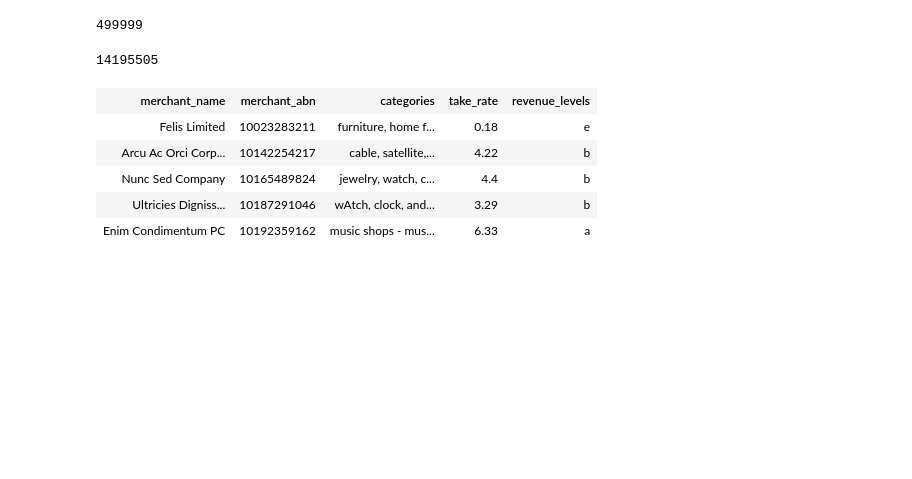
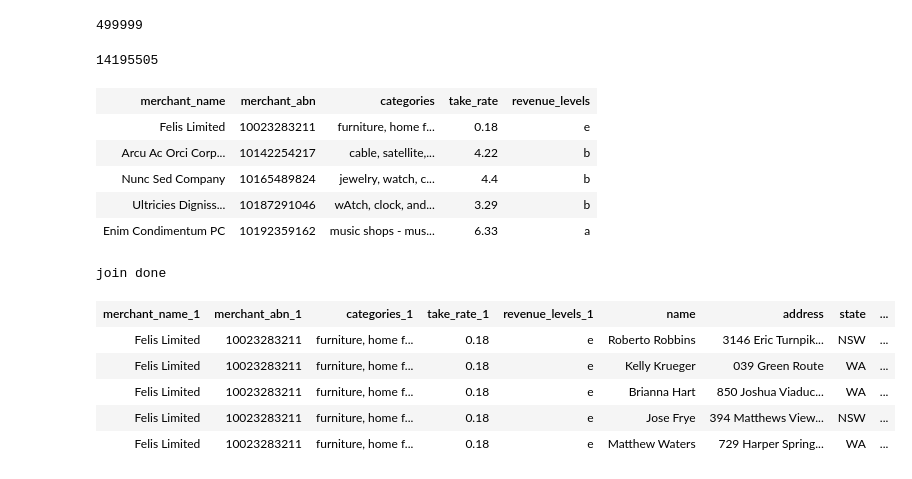
Before and after one commit to MAST30034-Applied-Data-Science/generic-buy-now-pay-later-project-group-10-bnpl, a Jupyter notebook: notebooks/Part4.ipynb, the cells around one changed output. Saved outputs shown, nothing was run; the diff lists cells and outputs as text; code cells hidden in the pictures; blank space fills up the shorter version.

```diff
--- a/notebooks/Part4.ipynb
+++ b/notebooks/Part4.ipynb
@@ -78,0 +100,35 @@ tbl_merchants.limit(5)
+# %%
+#Joining merchants fraud table to large table
+
+from pyspark.sql import functions as F
+
+
+fj_rem_fraud.createOrReplaceTempView("temp1")
+
+tbl_merchants.createOrReplaceTempView("temp2")
+
+joined_data = spark.sql("""
+
+SELECT *
+FROM temp1
+
+INNER JOIN temp2
+
+ON temp1.merchant_abn_1 = temp2.merchant_abn
+AND temp1.merchant_name_1 = temp2.merchant_name
+AND temp1.take_rate_1 = temp2.take_rate
+AND temp1.revenue_levels_1 = temp2.revenue_levels
+""")
+print("join done")
+# %% [output]
+join done
+# %%
+joined_data.withColumnRenamed("fraud_probability","merchant_fraud_prob")
+joined_data.limit(5)
+# %% [output]
+| merchant_name_1 | merchant_abn_1 | categories_1 | take_rate_1 | revenue_levels_1 | name | address | state | ... |
+| Felis Limited | 10023283211 | furniture, home f... | 0.18 | e | Roberto Robbins | 3146 Eric Turnpik... | NSW | ... |
+| Felis Limited | 10023283211 | furniture, home f... | 0.18 | e | Kelly Krueger | 039 Green Route | WA | ... |
+| Felis Limited | 10023283211 | furniture, home f... | 0.18 | e | Brianna Hart | 850 Joshua Viaduc... | WA | ... |
+| Felis Limited | 10023283211 | furniture, home f... | 0.18 | e | Jose Frye | 394 Matthews View... | NSW | ... |
+| Felis Limited | 10023283211 | furniture, home f... | 0.18 | e | Matthew Waters | 729 Harper Spring... | WA | ... |
```
Also changed, not shown: parts of 9 cells of this notebook, 13 other files.
